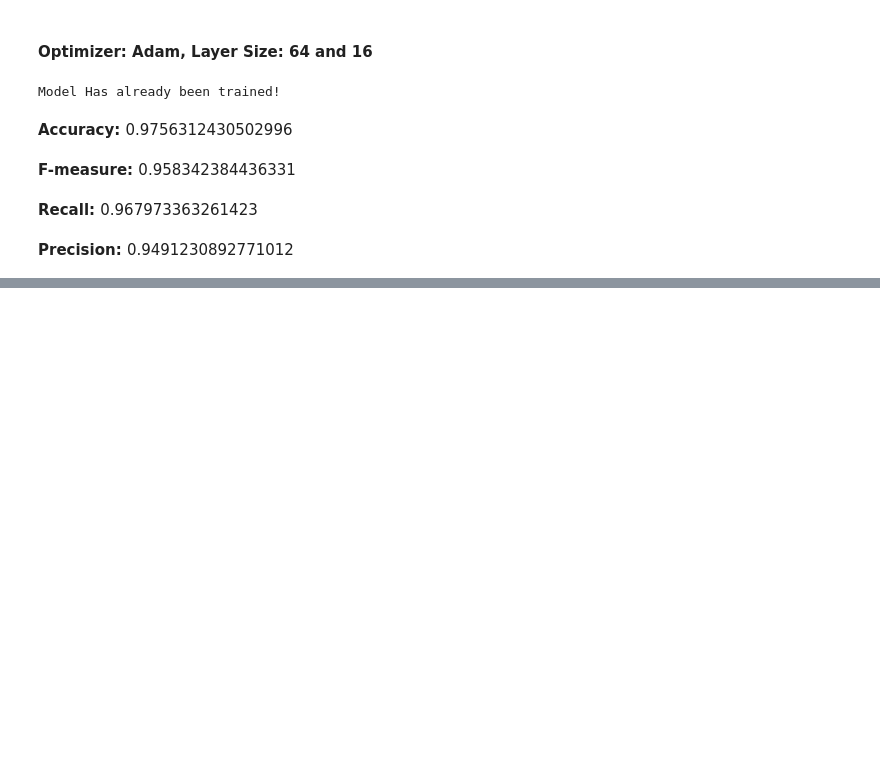
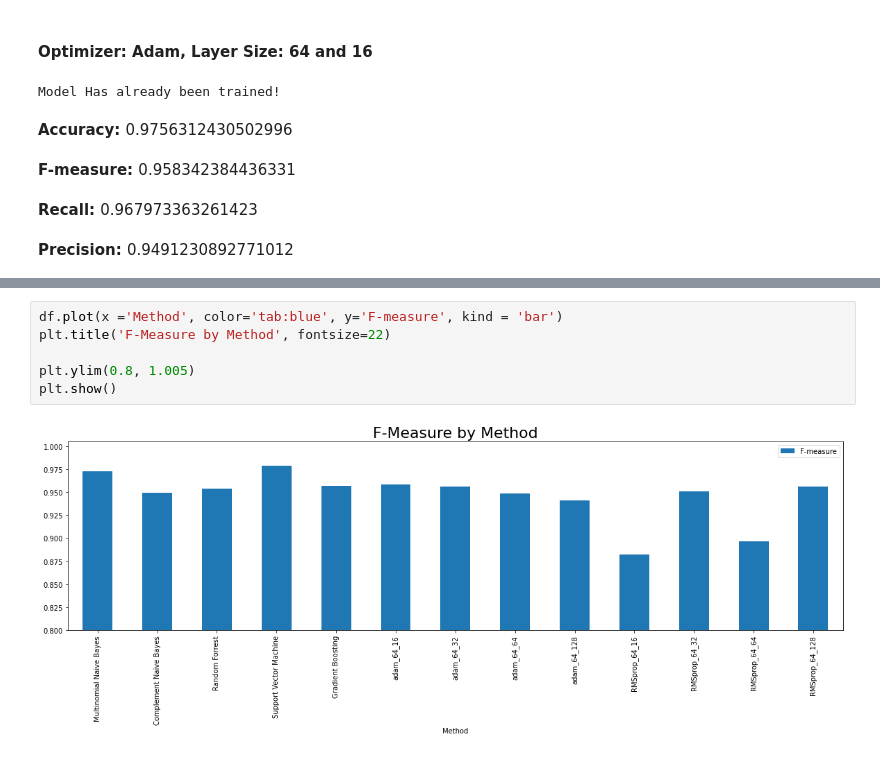
Before and after one commit to RitaRez/spam-classification, a Jupyter notebook: spam_classification.ipynb, the cells around one changed output, grey strips where cells are left out. Saved outputs shown, nothing was run; the diff lists cells and outputs as text; blank space fills up the shorter version.

```diff
--- a/spam_classification.ipynb
+++ b/spam_classification.ipynb
@@ -834,0 +879,8 @@ After comparing all the methods using multiple metrics with cross-validation we
+# %%
+df.plot(x ='Method', color='tab:blue', y='F-measure', kind = 'bar')
+plt.title('F-Measure by Method', fontsize=22)
+
+plt.ylim(0.8, 1.005)
+plt.show()
+# %% [output]
+[figure, added]
```
Also changed, not shown: parts of 104 cells of this notebook, 2 other files.
